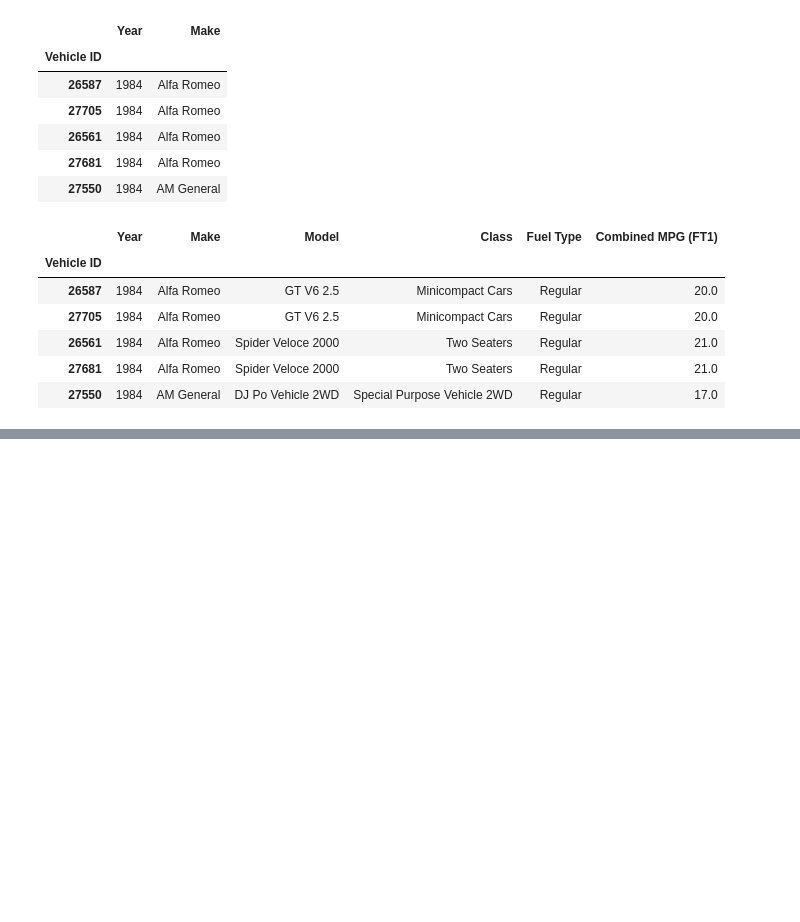
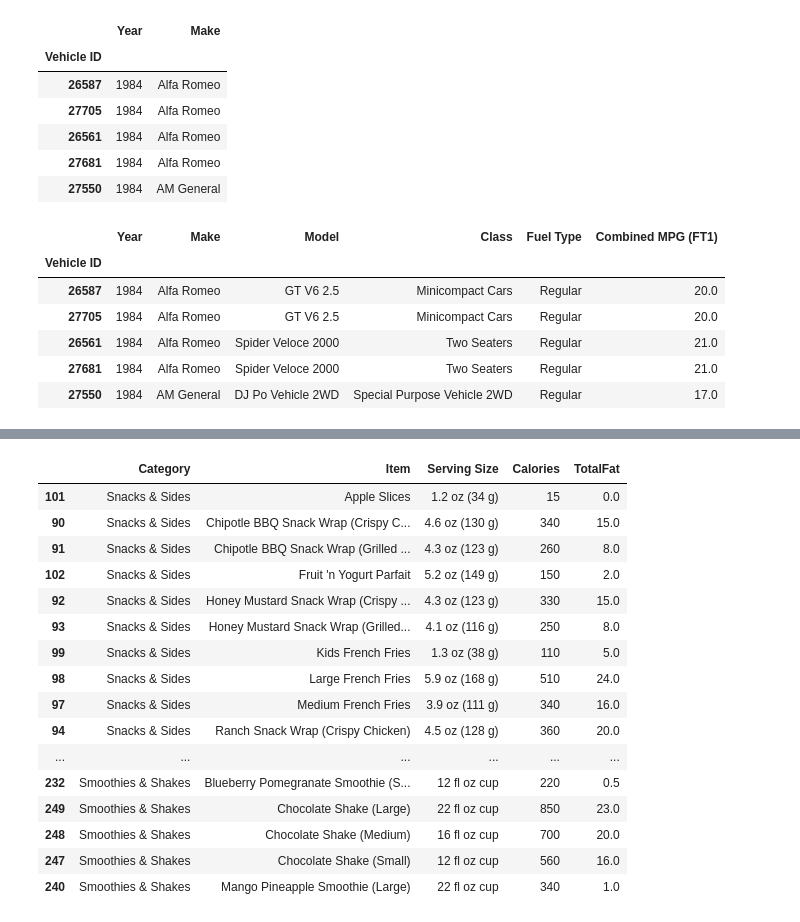
Before and after one commit to Szafranerio/Data_InDepth, a Jupyter notebook: Pandas/Pandas_DataFrame.ipynb, the cells around one changed output, grey strips where cells are left out. Cells and saved outputs as stored; diff of their text form; code cells hidden in the pictures; blank space fills up the shorter version.

```diff
--- a/Pandas/Pandas_DataFrame.ipynb
+++ b/Pandas/Pandas_DataFrame.ipynb
@@ -270,0 +388,3 @@ data.dropna(subset=['Class']).head()
+# %%
+data = pd.read_csv('./data/Mcdonalds.csv', usecols=['Item', 'Category', 'Serving Size', 'Calories', 'TotalFat'])
+data.head()
@@ -270,0 +414,20 @@ data.dropna(subset=['Class']).head()
+# %%
+data.sort_values(by=['Category', 'Item'], ascending=[False,True]).head(20)
+# %% [output]
+|  | Category | Item | Serving Size | Calories | TotalFat |
+| 101 | Snacks & Sides | Apple Slices | 1.2 oz (34 g) | 15 | 0.0 |
+| 90 | Snacks & Sides | Chipotle BBQ Snack Wrap (Crispy C... | 4.6 oz (130 g) | 340 | 15.0 |
+| 91 | Snacks & Sides | Chipotle BBQ Snack Wrap (Grilled ... | 4.3 oz (123 g) | 260 | 8.0 |
+| 102 | Snacks & Sides | Fruit 'n Yogurt Parfait | 5.2 oz (149 g) | 150 | 2.0 |
+| 92 | Snacks & Sides | Honey Mustard Snack Wrap (Crispy ... | 4.3 oz (123 g) | 330 | 15.0 |
+| 93 | Snacks & Sides | Honey Mustard Snack Wrap (Grilled... | 4.1 oz (116 g) | 250 | 8.0 |
+| 99 | Snacks & Sides | Kids French Fries | 1.3 oz (38 g) | 110 | 5.0 |
+| 98 | Snacks & Sides | Large French Fries | 5.9 oz (168 g) | 510 | 24.0 |
+| 97 | Snacks & Sides | Medium French Fries | 3.9 oz (111 g) | 340 | 16.0 |
+| 94 | Snacks & Sides | Ranch Snack Wrap (Crispy Chicken) | 4.5 oz (128 g) | 360 | 20.0 |
+| ... | ... | ... | ... | ... | ... |
+| 232 | Smoothies & Shakes | Blueberry Pomegranate Smoothie (S... | 12 fl oz cup | 220 | 0.5 |
+| 249 | Smoothies & Shakes | Chocolate Shake (Large) | 22 fl oz cup | 850 | 23.0 |
+| 248 | Smoothies & Shakes | Chocolate Shake (Medium) | 16 fl oz cup | 700 | 20.0 |
+| 247 | Smoothies & Shakes | Chocolate Shake (Small) | 12 fl oz cup | 560 | 16.0 |
+| 240 | Smoothies & Shakes | Mango Pineapple Smoothie (Large) | 22 fl oz cup | 340 | 1.0 |
```
Also changed, not shown: parts of 36 cells of this notebook.
